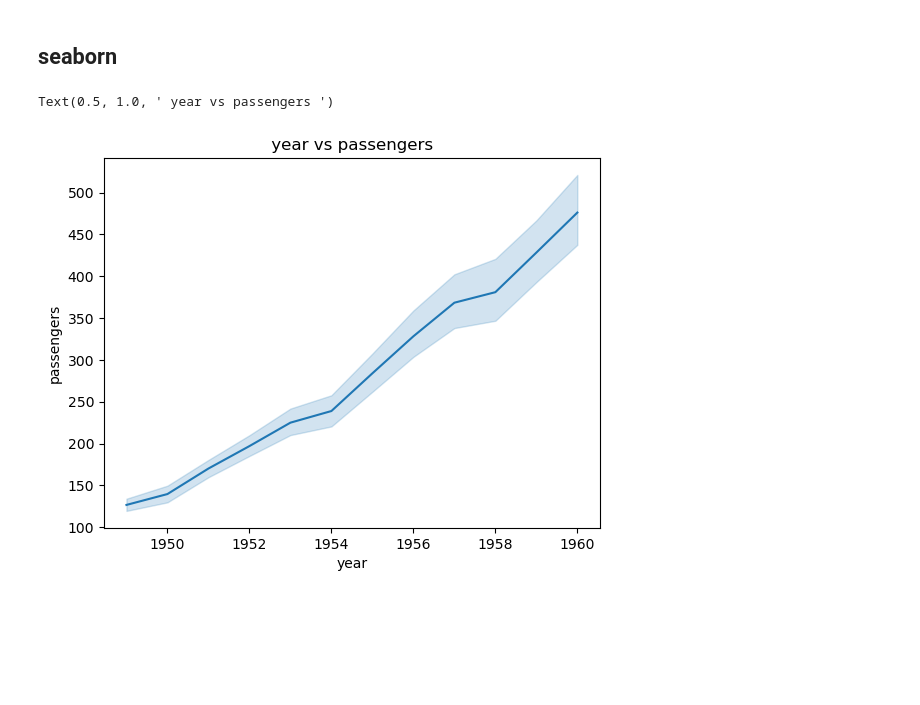
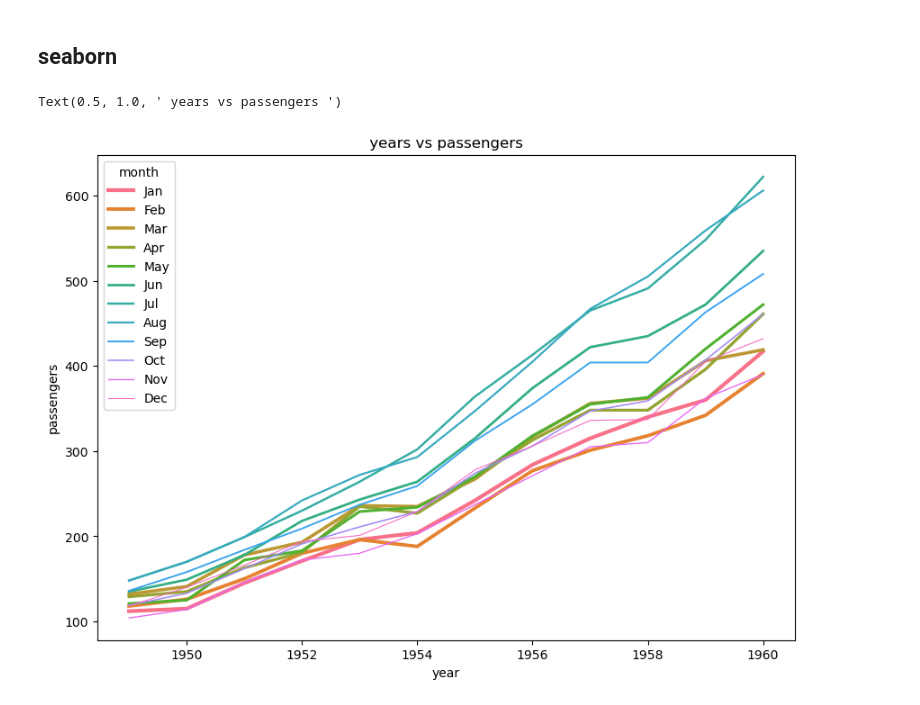
Before and after one commit to AhmedRefat1412/python, a Jupyter notebook: seaborn.ipynb, the cells around one changed output. Drawn from its saved outputs; the diff is of its cells as text; code cells hidden in the pictures; blank space fills up the shorter version.

```diff
--- a/seaborn.ipynb
+++ b/seaborn.ipynb
@@ -4,16 +4,17 @@ seaborn
 # %%
 import pandas as pd
 import numpy as np
 import matplotlib.pyplot as plt
 import seaborn as sns
 
 
 flights= sns.load_dataset("flights")
 flights[flights['month']== 'Feb']
 
 # lineplot
-sns.lineplot(x= 'year' ,y= 'passengers' , data= flights)
+plt.figure(figsize=(10,7))
+sns.lineplot(x= 'year' ,y= 'passengers' , data= flights, hue='month',size='month')
 plt.title(' years vs passengers ')
 # %% [output]
-Text(0.5, 1.0, ' year vs passengers ')
+Text(0.5, 1.0, ' years vs passengers ')
-[figure, old version]
+[figure, new version]
```
Also changed, not shown: parts of 5 cells of this notebook.
